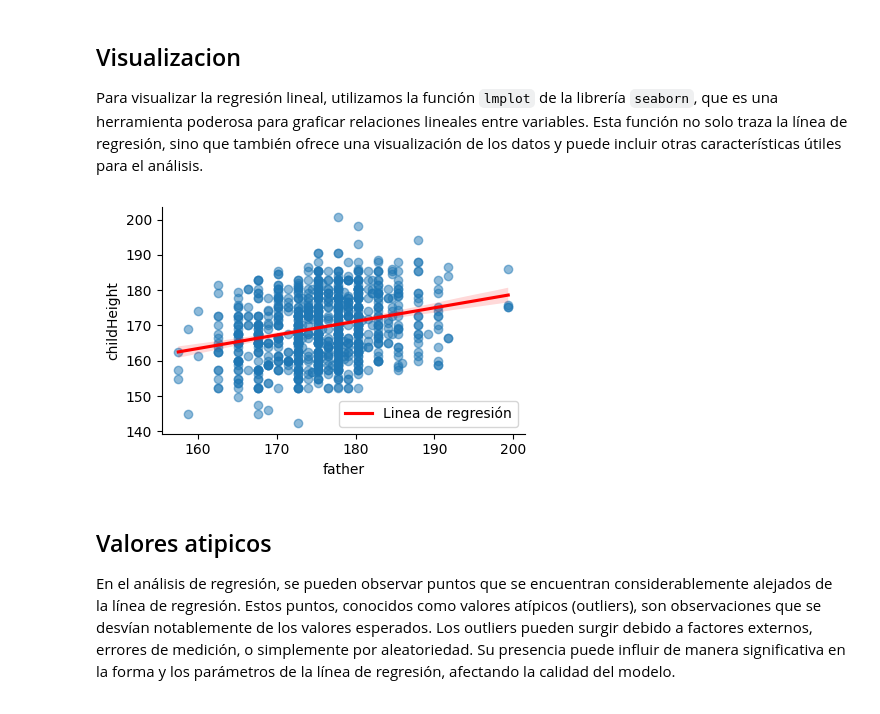
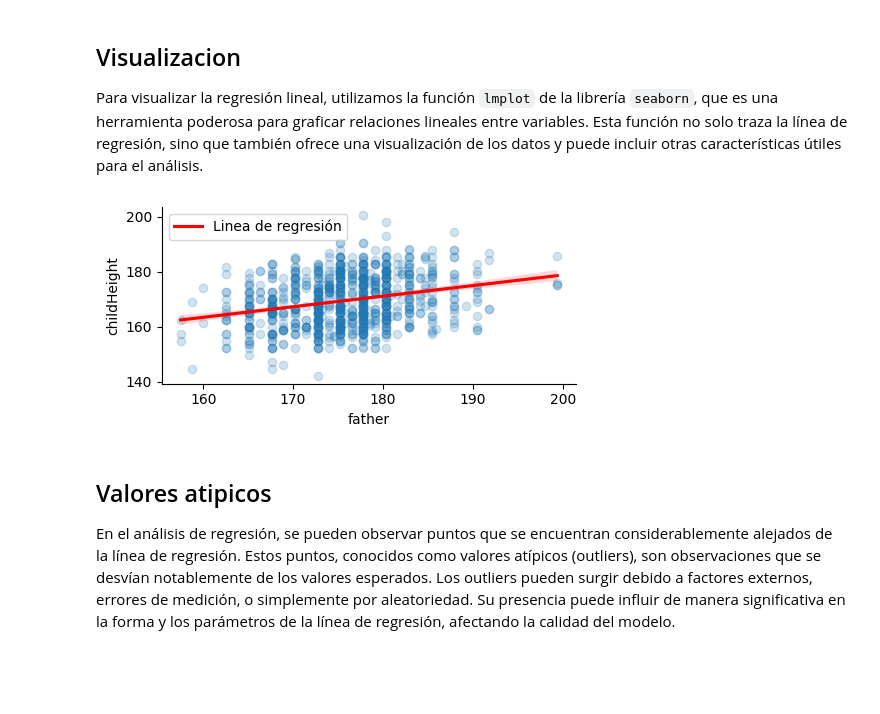
Before and after one commit to Void-CA/Linear-Regression, a Jupyter notebook: linearRegression.ipynb, the cells around one changed output. Cells and saved outputs as stored; diff of their text form; code cells hidden in the pictures; blank space fills up the shorter version.

```diff
--- a/linearRegression.ipynb
+++ b/linearRegression.ipynb
@@ -106,20 +115,20 @@ Para visualizar la regresión lineal, utilizamos la función `lmplot` de la libr
 # %%
 import matplotlib.pyplot as plt
 import seaborn as sns
 
 sns.lmplot(x='father', y='childHeight',
            data=heights,
            line_kws={'color' : 'red', 'label' : 'Linea de regresión'},
-           scatter_kws={'alpha' : 0.5},
-           height=3, aspect=1.5)
+           scatter_kws={'alpha' : 0.2},
+           height=2.5, aspect=2)
 
 # Mostrar leyenda
 plt.legend()
 
 # Mostrar el gráfico
 plt.show()
 # %% [output]
-[figure, old version]
+[figure, new version]
 # %% [markdown]
 ## Valores atipicos
 En el análisis de regresión, se pueden observar puntos que se encuentran considerablemente alejados de la línea de regresión. Estos puntos, conocidos como valores atípicos (outliers), son observaciones que se desvían notablemente de los valores esperados. Los outliers pueden surgir debido a factores externos, errores de medición, o simplemente por aleatoriedad. Su presencia puede influir de manera significativa en la forma y los parámetros de la línea de regresión, afectando la calidad del modelo.
```
Also changed, not shown: parts of 17 cells of this notebook, 2 other files.
